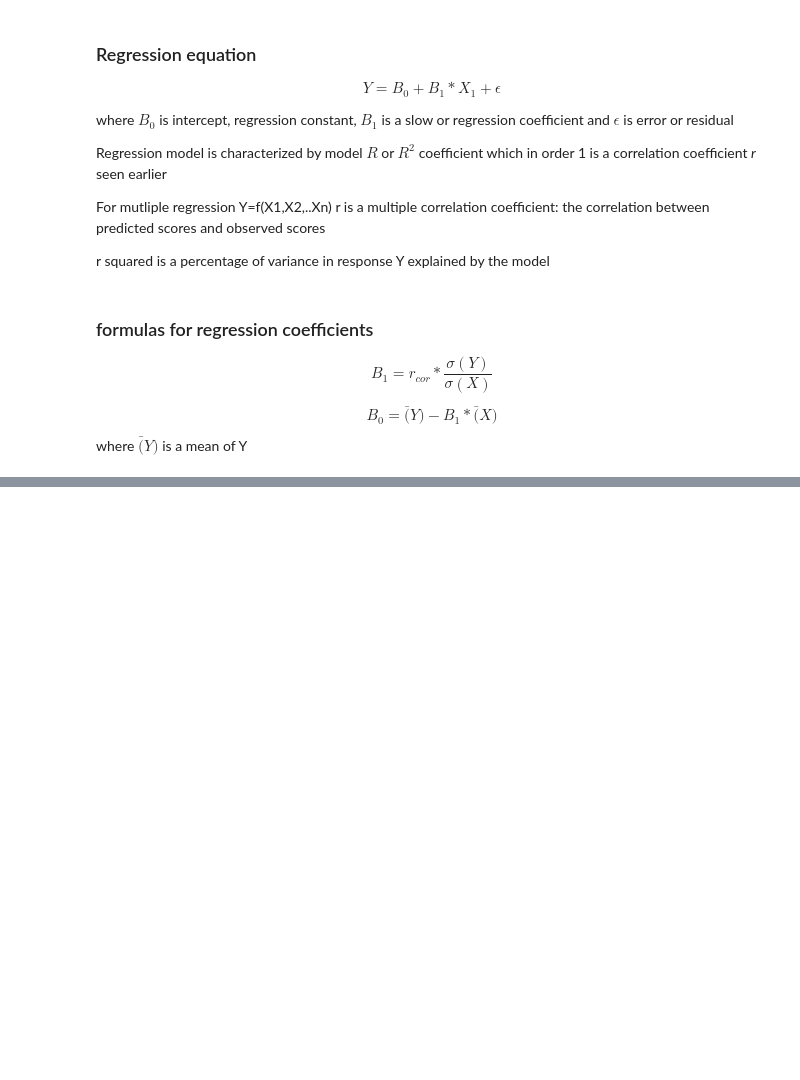
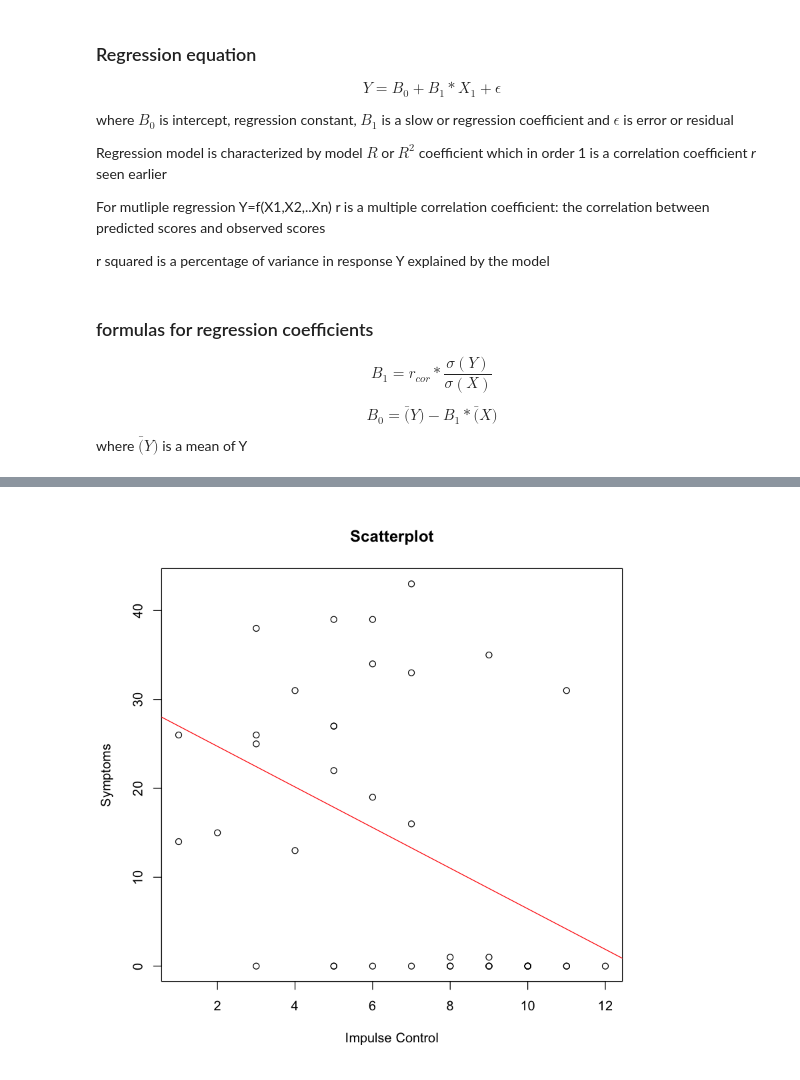
Before and after one commit to slzdevsnp/learn, a Jupyter notebook: intro_stat_corr_regr/correlation_regression_nb.ipynb, the cells around one changed output, grey strips where cells are left out. Saved outputs shown, nothing was run; the diff lists cells and outputs as text; code cells hidden in the pictures; blank space fills up the shorter version.

```diff
--- a/intro_stat_corr_regr/correlation_regression_nb.ipynb
+++ b/intro_stat_corr_regr/correlation_regression_nb.ipynb
@@ -196,0 +211,4 @@ $$B_0 = \bar(Y) - B_1 * \bar(X)$$  where $\bar(Y)$ is a mean of Y
+# %%
+##using R lm()for same varialbes
+model_1 <- lm(impact$sym2 ~ impact$ic2)
+print(summary(model_1)) # check that coefficients are the same
@@ -196,0 +233,7 @@ $$B_0 = \bar(Y) - B_1 * \bar(X)$$  where $\bar(Y)$ is a mean of Y
+# %%
+#making the same plot
+plot(impact$sym2 ~ impact$ic2, main = "Scatterplot", ylab = "Symptoms", xlab = "Impulse Control")
+# Add a regression line
+abline(model_1, col = "red")
+# %% [output]
+[figure, added]
```
Also changed, not shown: parts of 8 cells of this notebook, 1 other file.
